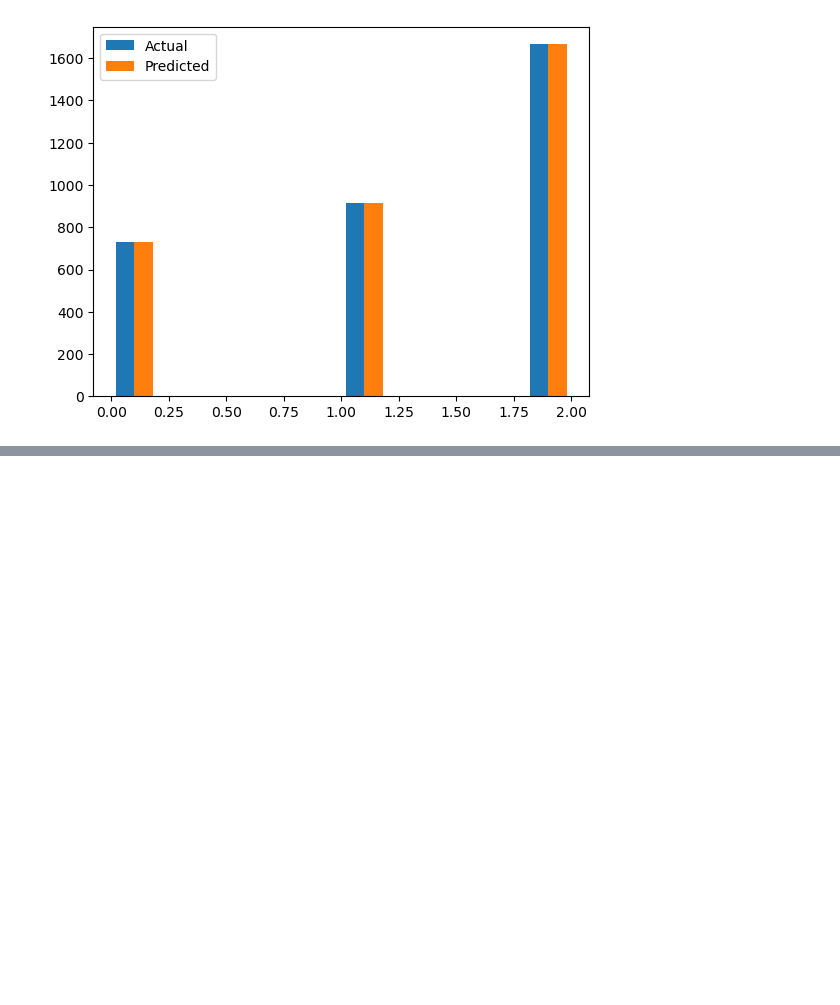
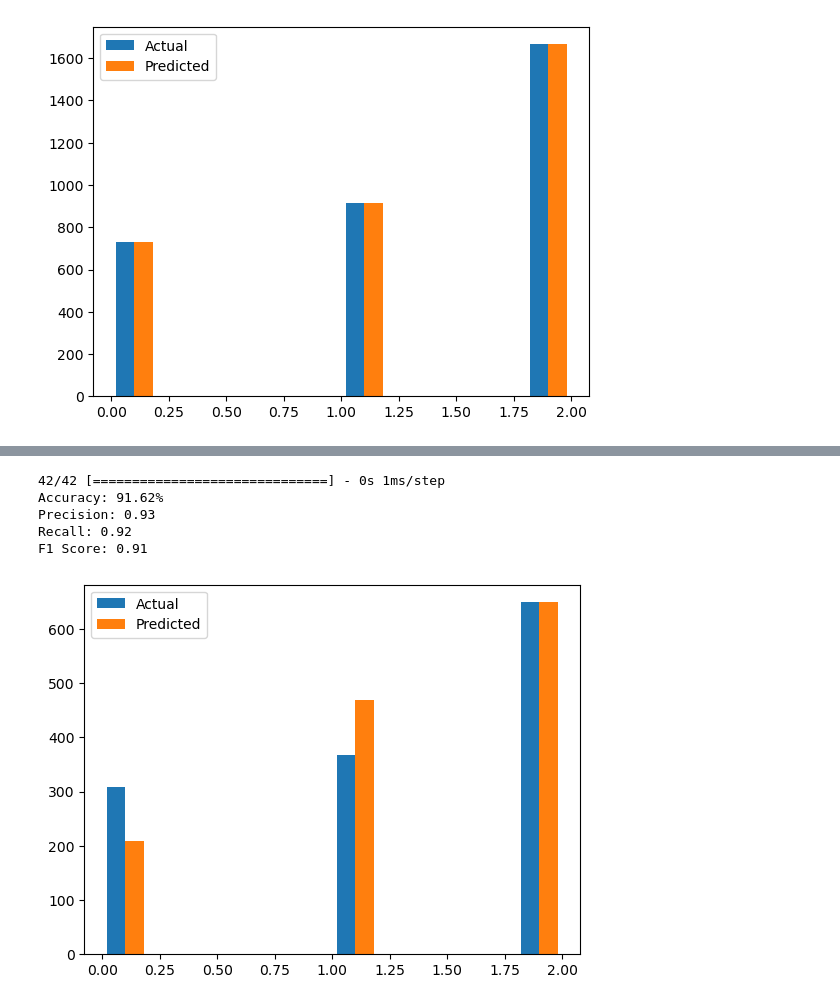
Before and after one commit to onekenoby/3AAI, a Jupyter notebook: SensorAnalysis/ML_Training/ML01/nn_classification_Esteban.ipynb, the cells around one changed output, grey strips where cells are left out. Drawn from its saved outputs; the diff is of its cells as text; code cells hidden in the pictures; blank space fills up the shorter version.

Commit message:
test MLP 2

```diff
--- a/SensorAnalysis/ML_Training/ML01/nn_classification_Esteban.ipynb
+++ b/SensorAnalysis/ML_Training/ML01/nn_classification_Esteban.ipynb
@@ -189,0 +261,16 @@ plt.show()
+# %%
+# Standardize the input features
+scaler = StandardScaler()
+X_train = scaler.fit_transform(X_train)
+X_test = scaler.transform(X_test)
+# %%
+# Define the MLP model
+model = models.Sequential()
+model.add(layers.Dense(512, activation='relu', input_shape=(1502,)))
+model.add(layers.Dropout(0.5))
+model.add(layers.Dense(256, activation='relu'))
+model.add(layers.Dropout(0.5))
+model.add(layers.Dense(3, activation='softmax'))
+
+# Compile the model
+model.compile(optimizer='adam', loss='sparse_categorical_crossentropy', metrics=['accuracy'])
@@ -189,0 +281,2 @@ plt.show()
+# %%
+history = model.fit(X_train, y_train, epochs=100, batch_size=32, validation_split=0.2, verbose=2)
@@ -189,0 +301,31 @@ plt.show()
+# %%
+
+# Predict probabilities for each class
+y_pred_probabilities = model.predict(X_test)
+
+# Get the class with the highest probability for each sample
+y_pred = np.argmax(y_pred_probabilities, axis=1)
+
+# Calculate and print various metrics
+accuracy = accuracy_score(y_test, y_pred)
+precision = precision_score(y_test, y_pred, average='weighted')
+recall = recall_score(y_test, y_pred, average='weighted')
+f1 = f1_score(y_test, y_pred, average='weighted')
+conf_matrix = confusion_matrix(y_test, y_pred)
+
+print(f"Accuracy: {accuracy*100:.2f}%")
+print(f"Precision: {precision:.2f}")
+print(f"Recall: {recall:.2f}")
+print(f"F1 Score: {f1:.2f}")
+# %% [output]
+42/42 [==============================] - 0s 1ms/step
+Accuracy: 91.62%
+Precision: 0.93
+Recall: 0.92
+F1 Score: 0.91
+# %%
+plt.hist([y_test, y_pred], label=['Actual', 'Predicted'])
+plt.legend()
+plt.show()
+# %% [output]
+[figure, added]
```
Also changed, not shown: parts of 16 cells of this notebook.
